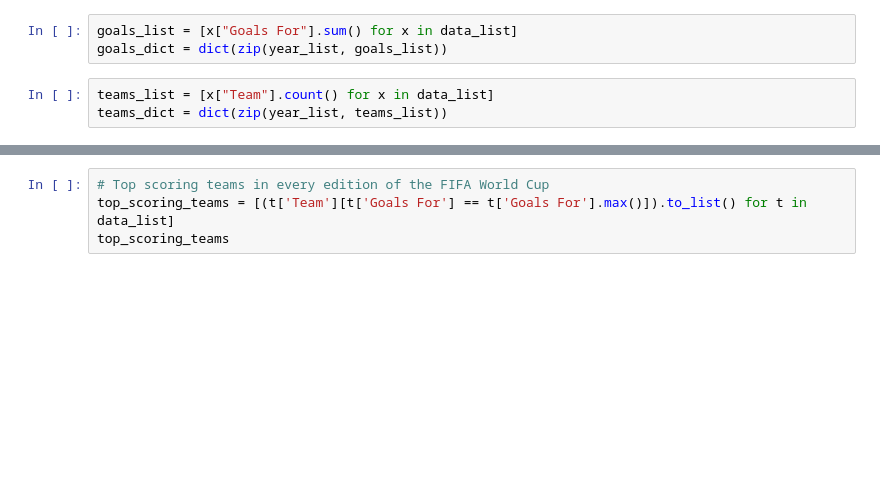
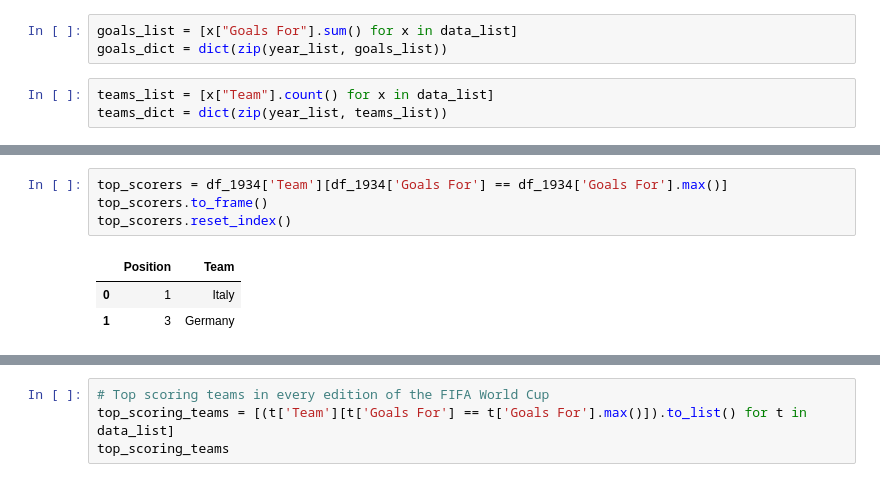
Before and after one commit to Binyoh1/FIFA-World-Cup-DataViz, a Jupyter notebook: notebook.ipynb, the cells around one changed output, grey strips where cells are left out. Drawn from its saved outputs; the diff is of its cells as text; blank space fills up the shorter version.

```diff
--- a/notebook.ipynb
+++ b/notebook.ipynb
@@ -292,0 +300,8 @@ teams_dict = dict(zip(year_list, teams_list))
+# %%
+top_scorers = df_1934['Team'][df_1934['Goals For'] == df_1934['Goals For'].max()]
+top_scorers.to_frame()
+top_scorers.reset_index()
+# %% [output]
+|  | Position | Team |
+| 0 | 1 | Italy |
+| 1 | 3 | Germany |
```
Also changed, not shown: parts of 11 cells of this notebook, 1 other file.
